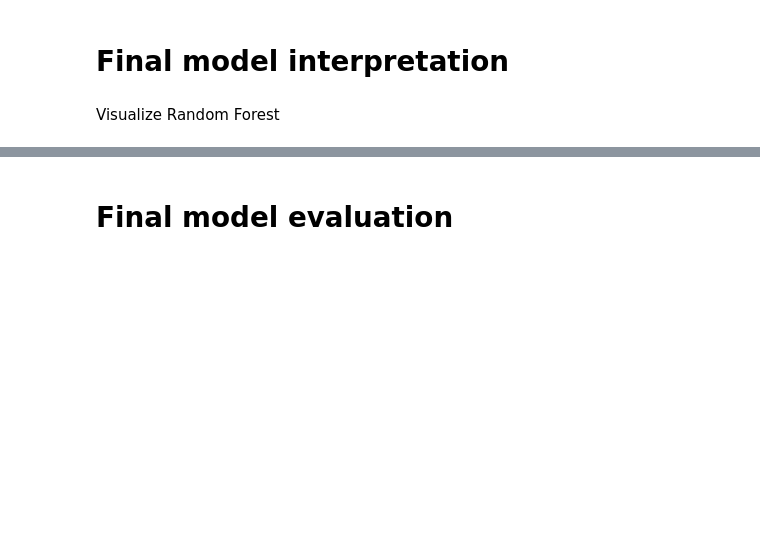
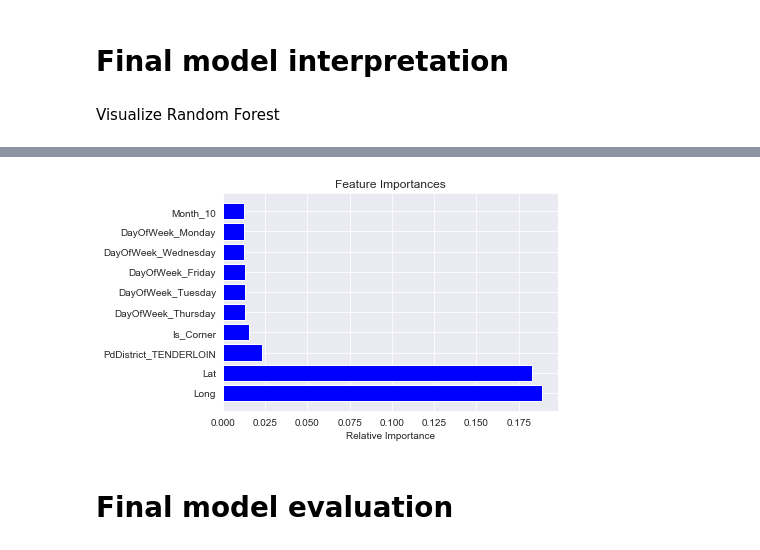
Before and after one commit to yihanw91/sf-crime, a Jupyter notebook: crime.ipynb, the cells around one changed output, grey strips where cells are left out. Saved outputs shown, nothing was run; the diff lists cells and outputs as text; code cells hidden in the pictures; blank space fills up the shorter version.

Commit message:
Random Forest+viz+test

```diff
--- a/crime.ipynb
+++ b/crime.ipynb
@@ -424,9 +458,8 @@ We will now fit a RandomForest model using scikit-learn default hyperparameters
 # %% [markdown]
 ### Random Forest hyperparameter tuning
 # %%
-grid_params = dict()
-
-gs = GridSearchCV(estimator=rf, param_grid=grid_params, n_jobs=-1,
-                  scoring='f1_weighted', cv=5)
-
-gs.fit(X_tran, y_train)
+grid_params = dict(criterion=['entropy','gini'],n_estimators=[53,54,55])
+rf = RandomForestClassifier(n_jobs=-1, )
+gs = GridSearchCV(estimator=rf, param_grid=grid_params, scoring='f1_weighted', cv=5)
+gs.fit(X_train, y_train)
+gs.best_params_, gs.best_score_
@@ -438,3 +473,7 @@ Graph of cross_val scores
 # Final model interpretation
 # %% [markdown]
 Visualize Random Forest
+# %%
+# Train
+model =RandomForestClassifier(n_jobs=-1, criterion='gini', n_estimators=54)
+model.fit(X_train, y_train)
@@ -442,0 +537,4 @@ Show most important features
+# %%
+feature_importance = dict(zip(X_train.columns, model.feature_importances_))
+for name, importance in sorted(feature_importance.items(), key=lambda x: x[1], reverse=True)[0:10]:
+    print(f"{name}: {importance:>.2%}")
@@ -443,3 +552,18 @@ Show most important features
+# %%
+sorted_values = []
+sorted_features = list(sorted(feature_importance.items(),
+                         key=lambda x: x[1], reverse=True)[0:10])
+for n in sorted_features:
+    sorted_values.append(n[1])
+# %%
+
+plt.title('Feature Importances')
+plt.barh(list(range(0,10)), sorted_values, color='b', align='center')
+plt.yticks(list(range(0,10)), [sorted_features[i][0] for i in range(len(sorted_values))])
+plt.xlabel('Relative Importance')
+plt.show()
+# %% [output]
+[figure, added]
 # %% [markdown]
 # Final model evaluation
 # %% [markdown]
```
Also changed, not shown: parts of 19 cells of this notebook.
